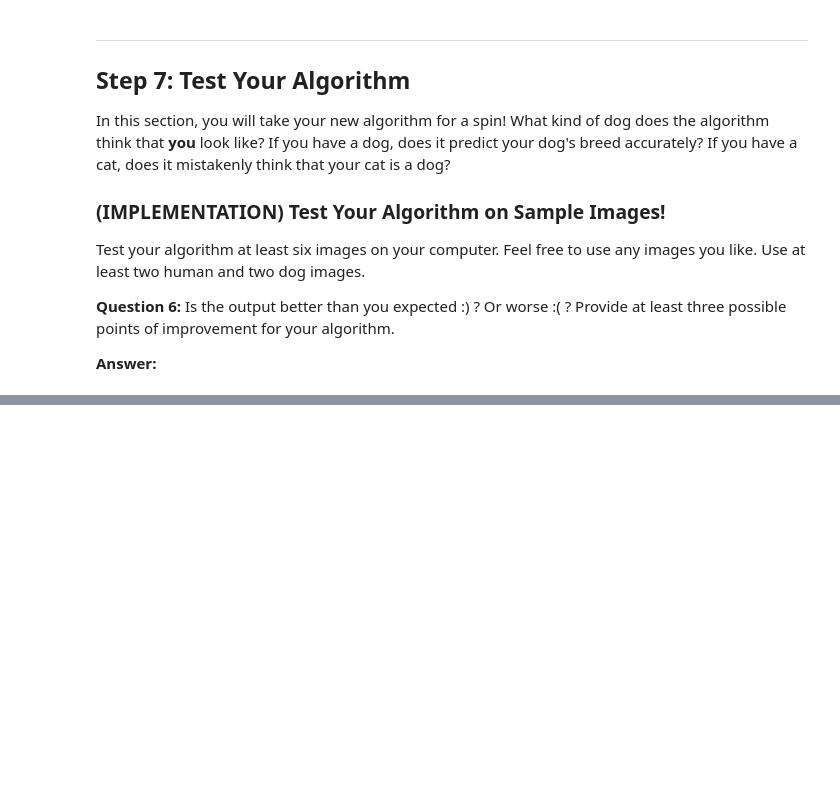
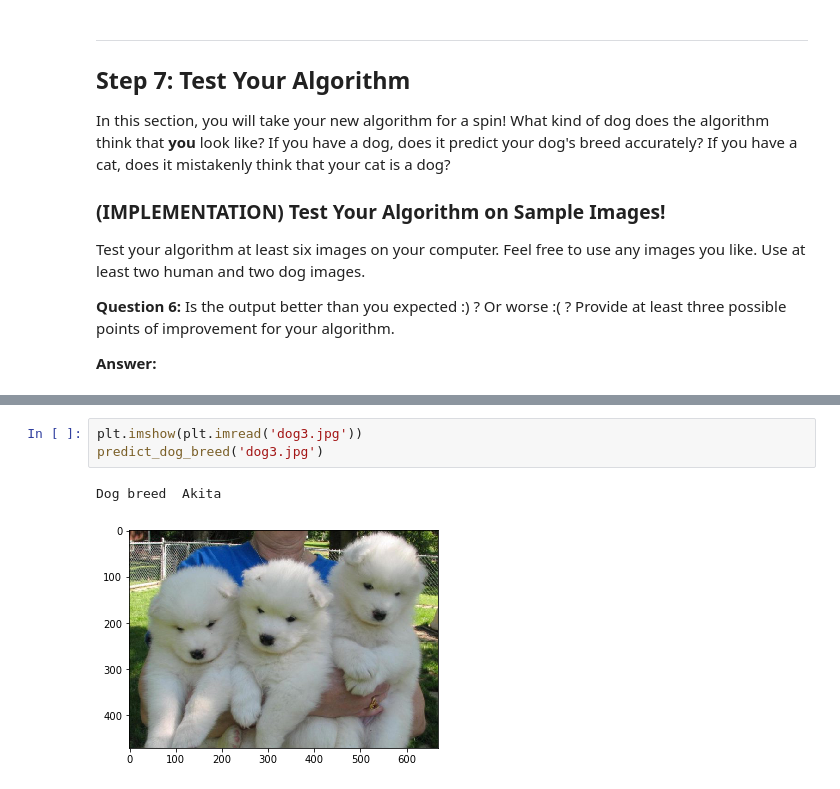
Before and after one commit to raagpa/dog_project, a Jupyter notebook: dog_app.ipynb, the cells around one changed output, grey strips where cells are left out. Drawn from its saved outputs; the diff is of its cells as text; blank space fills up the shorter version.

```diff
--- a/dog_app.ipynb
+++ b/dog_app.ipynb
@@ -585,0 +791,6 @@ __Answer:__
+# %%
+plt.imshow(plt.imread('dog3.jpg'))
+predict_dog_breed('dog3.jpg')
+# %% [output]
+Dog breed  Akita
+[figure, added]
```
Also changed, not shown: parts of 31 cells of this notebook, 8 other files.
